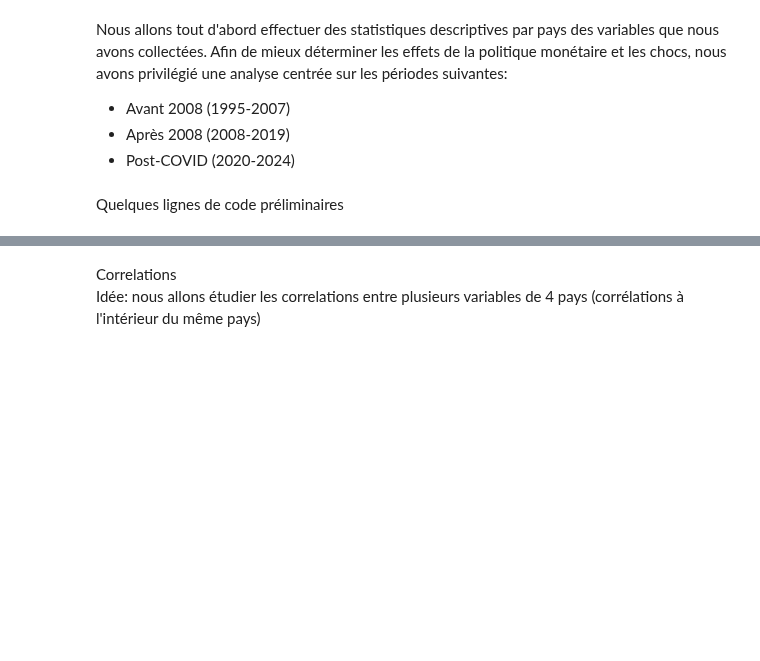
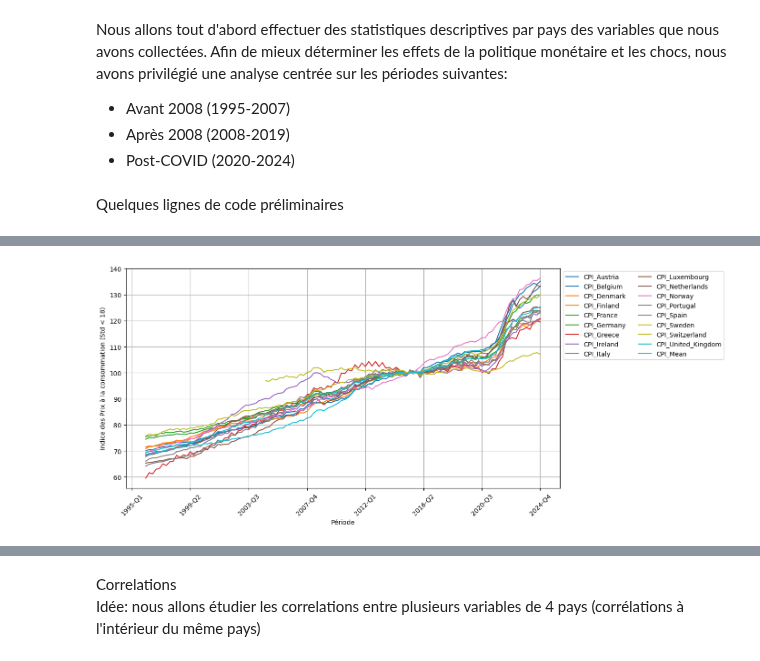
Before and after one commit to enriquealarcon01/Stat-App, a Jupyter notebook: Visualisation.ipynb, the cells around one changed output, grey strips where cells are left out. Cells and saved outputs as stored; diff of their text form; code cells hidden in the pictures; blank space fills up the shorter version.

```diff
--- a/Visualisation.ipynb
+++ b/Visualisation.ipynb
@@ -134,0 +225,18 @@ df_TS_after_2020.describe()
+# %%
+# On sépare en deux groupe selon la valeur de l'écart-type
+CPI_description = CPI.describe()
+std_values = CPI_description.loc['std']
+CPI_groupe_1_indices = std_values[std_values < 18].index
+CPI_groupe_2_indices = std_values[std_values > 18].index
+CPI_groupe_1 = CPI[CPI_groupe_1_indices]
+CPI_groupe_2 = CPI[CPI_groupe_2_indices]
+
+# Ajout de la valeur moyenne
+Moyenne_CPI_1 = CPI_groupe_1.mean(axis=1)
+CPI_groupe_1['CPI_Mean'] = Moyenne_CPI_1
+Moyenne_CPI_2 = CPI_groupe_2.mean(axis=1)
+CPI_groupe_2['CPI_Mean'] = Moyenne_CPI_2
+
+CPI_Moyenne = pd.DataFrame()
+CPI_Moyenne["CPI_Mean_group_1"] = Moyenne_CPI_1
+CPI_Moyenne["CPI_Mean_group_2"] = Moyenne_CPI_2
@@ -134,0 +254,4 @@ df_TS_after_2020.describe()
+# %%
+tracer_evolution(CPI_groupe_1, xlabel ="Période",ylabel = "Indice des Prix à la consommation (Std < 18)")
+# %% [output]
+[figure, added]
```
Also changed, not shown: parts of 29 cells of this notebook, 1 other file.
